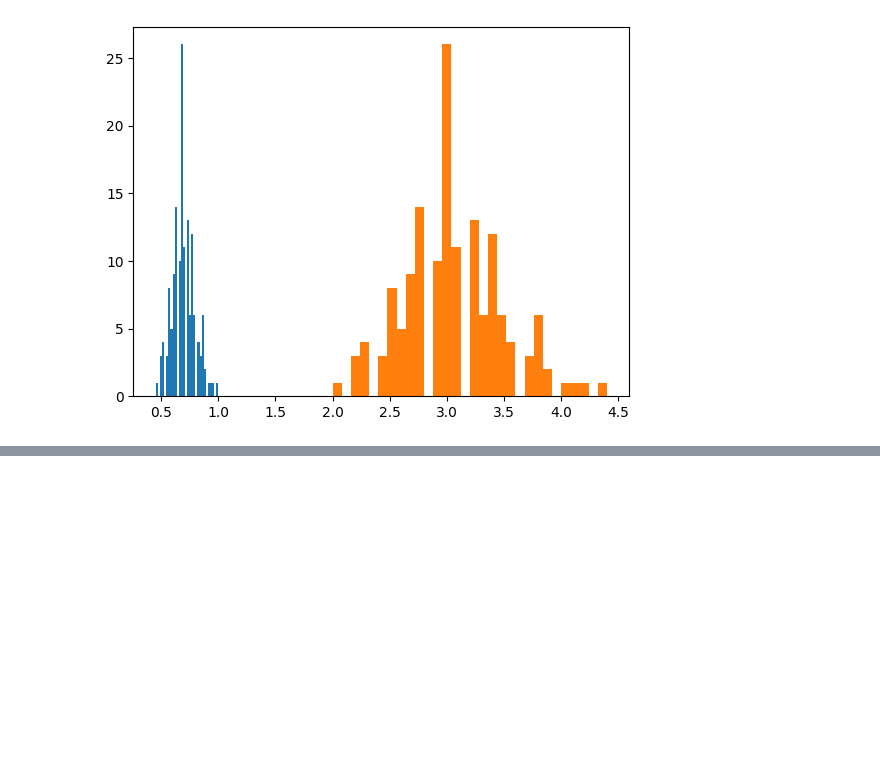
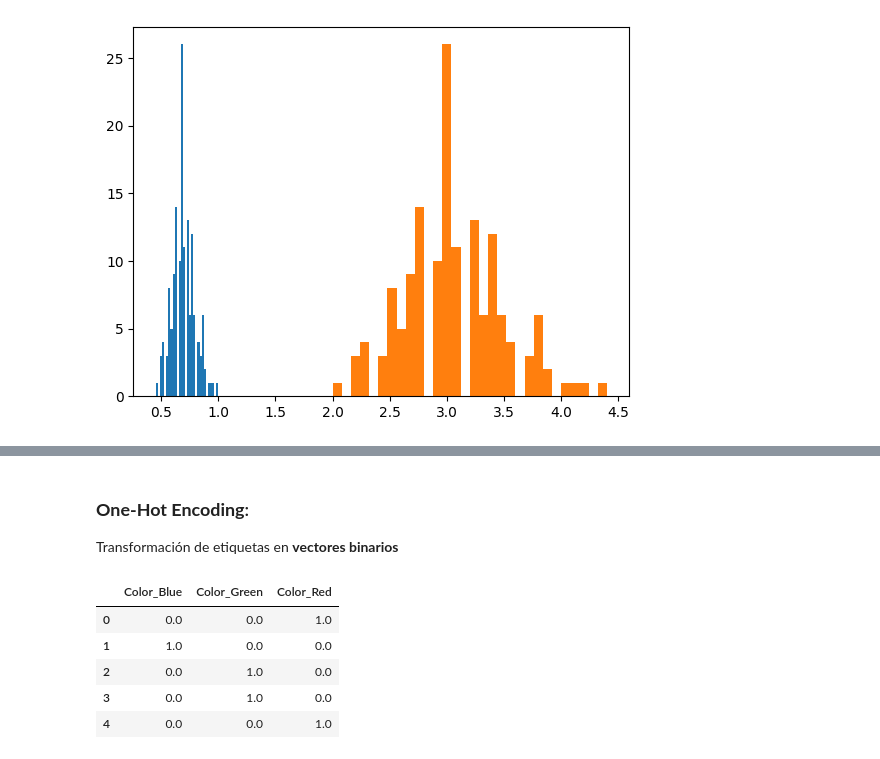
Before and after one commit to GuilleFaji/curso_python_intro_herramientas, a Jupyter notebook: 7_SkLearn/7_3_Preprocesado.ipynb, the cells around one changed output, grey strips where cells are left out. Saved outputs shown, nothing was run; the diff lists cells and outputs as text; code cells hidden in the pictures; blank space fills up the shorter version.

```diff
--- a/7_SkLearn/7_3_Preprocesado.ipynb
+++ b/7_SkLearn/7_3_Preprocesado.ipynb
@@ -163,0 +171,23 @@ plt.hist(iris.data[:,1], bins=30);
+# %% [markdown]
+### **One-Hot Encoding**:
+Transformación de etiquetas en **vectores binarios**
+# %%
+import pandas as pd
+from sklearn.preprocessing import OneHotEncoder
+
+# Create a DataFrame with categorical variables
+data = {'Color': ['Red', 'Blue', 'Green', 'Green', 'Red']}
+df = pd.DataFrame(data)
+
+# Apply one-hot encoding
+encoder = OneHotEncoder(sparse=False)
+encoder = encoder.fit(df)
+encoded_df = pd.DataFrame(encoder.fit_transform(df), columns=encoder.get_feature_names_out())
+encoded_df
+# %% [output]
+|  | Color_Blue | Color_Green | Color_Red |
+| 0 | 0.0 | 0.0 | 1.0 |
+| 1 | 1.0 | 0.0 | 0.0 |
+| 2 | 0.0 | 1.0 | 0.0 |
+| 3 | 0.0 | 1.0 | 0.0 |
+| 4 | 0.0 | 0.0 | 1.0 |
```
Also changed, not shown: parts of 3 cells of this notebook, 8 other files.
